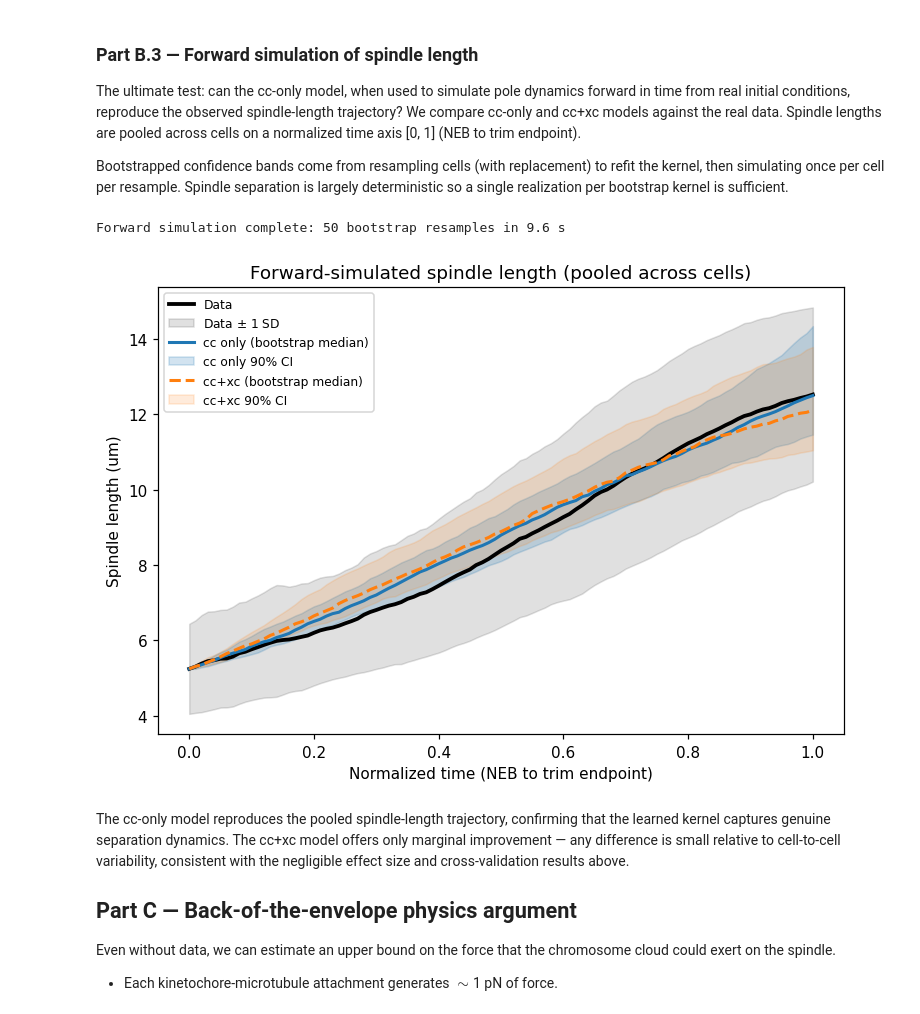
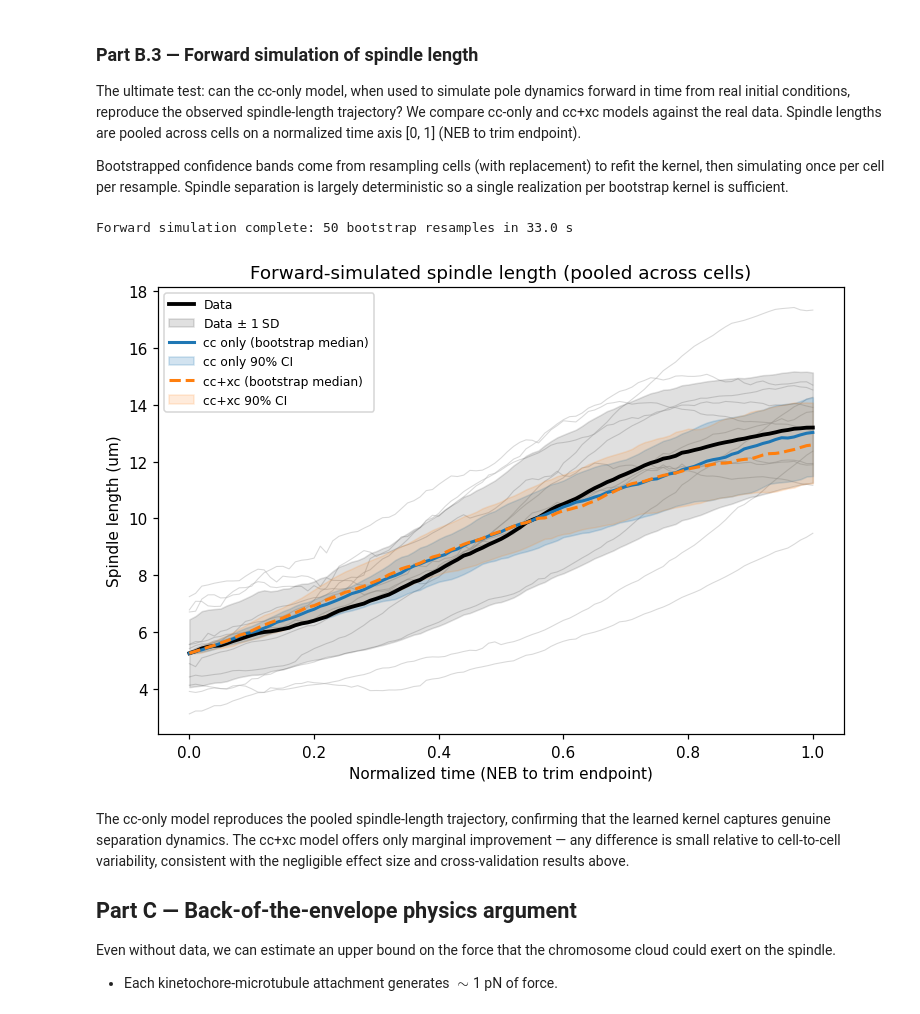
Before and after one commit to chris-miles/chrom-learning-2026, a Jupyter notebook: notebooks/ipynb/03_chromosomes_follow_centrosomes.ipynb, the cells around one changed output. Saved outputs shown, nothing was run; the diff lists cells and outputs as text; code cells hidden in the pictures.

```diff
--- a/notebooks/ipynb/03_chromosomes_follow_centrosomes.ipynb
+++ b/notebooks/ipynb/03_chromosomes_follow_centrosomes.ipynb
@@ -217,34 +266,34 @@ Centrosome design matrix: 6000 rows, 12 columns
 2. **cc-only model**: centrosome-centrosome interaction alone
 3. **xc-only model**: chromosome-on-centrosome interaction alone
 # %%
-from numpy.linalg import lstsq
-
-lambda_ridge = 1e-3
 n_cc = n_basis_cc
 n_xc = n_basis_xc
 I_full = np.eye(n_cc + n_xc)
 
 
-def ridge_fit(G, V, lam=lambda_ridge):
+def ridge_fit(G, V, R=None, lam=LAMBDA_RIDGE, lam_rough=LAMBDA_ROUGH):
     n = G.shape[1]
-    theta = np.linalg.solve(G.T @ G + lam * np.eye(n), G.T @ V)
+    penalty = lam * np.eye(n)
+    if R is not None:
+        penalty = penalty + lam_rough * R
+    theta = np.linalg.solve(G.T @ G + penalty, G.T @ V)
     residuals = V - G @ theta
     return theta, residuals
 
 
 # Full model
-theta_full, res_full = ridge_fit(G_cent, V_cent)
+theta_full, res_full = ridge_fit(G_cent, V_cent, R=R_full)
 ss_res_full = np.sum(res_full**2)
 ss_tot = np.sum((V_cent - V_cent.mean()) ** 2)
 
 # cc-only model
 G_cc_only = G_cent[:, :n_cc]
-theta_cc, res_cc = ridge_fit(G_cc_only, V_cent)
+theta_cc, res_cc = ridge_fit(G_cc_only, V_cent, R=R_cc)
 ss_res_cc = np.sum(res_cc**2)
 
 # xc-only model
 G_xc_only = G_cent[:, n_cc:]
-theta_xc, res_xc = ridge_fit(G_xc_only, V_cent)
+theta_xc, res_xc = ridge_fit(G_xc_only, V_cent, R=R_xc)
 ss_res_xc = np.sum(res_xc**2)
 
 r2_full = 1 - ss_res_full / ss_tot
@@ -304,14 +353,6 @@ Cohen's f^2 >= 0.02 (non-negligible)
 To understand where the kernels are well-constrained, we first check
 the empirical distribution of pole-pole distances in the data.
 # %%
-all_pp_dists = []
-for cell in cells:
-    dists = np.linalg.norm(
-        cell.centrioles[:, :, 1] - cell.centrioles[:, :, 0], axis=1
-    )
-    all_pp_dists.extend(dists)
-all_pp_dists = np.array(all_pp_dists)
-
 fig, ax = plt.subplots(figsize=(6, 3.5))
 ax.hist(all_pp_dists, bins=50, edgecolor="k", alpha=0.7)
 ax.axvline(basis_cc.r_min, color="r", linestyle="--", label=f"basis range [{basis_cc.r_min}, {basis_cc.r_max}]")
@@ -332,7 +373,10 @@ Pole-pole distances: median=8.3, range=[3.1, 16.3] um
 # %%
 fig, axes = plt.subplots(1, 3, figsize=(16, 4.5))
 
-r_cc_plot = np.linspace(basis_cc.r_min, basis_cc.r_max, 200)
+# Interpret the fitted kernel only over the observed support.  Outside the
+# data range the basis is clamped at the boundary, so plotting farther right
+# would create an artificial tail that is not constrained by measurements.
+r_cc_plot = np.linspace(all_pp_dists.min(), all_pp_dists.max(), 200)
 
 # f_cc from cc-only model
 f_cc_only_vals = basis_cc.evaluate(r_cc_plot) @ theta_cc[:n_cc]
@@ -345,17 +389,17 @@ axes[0].plot(r_cc_plot, f_cc_full_vals, linewidth=2, color="C1", linestyle="--",
 
 axes[0].axhline(0, color="0.5", linestyle="--", linewidth=0.8)
 axes[0].set_xlabel("Pole-pole distance (um)")
-axes[0].set_ylabel("Force (positive = attractive)")
-axes[0].set_title("Effective pole-separation $f_{cc}(r)$")
+axes[0].set_ylabel("Effective drift coefficient (negative = separation)")
+axes[0].set_title("Effective pole-separation $f_{cc}(r)$ over observed support")
 axes[0].legend(fontsize=8)
 
 # f_xc from full model
-r_xc_plot = np.linspace(basis_xc.r_min, basis_xc.r_max, 200)
+r_xc_plot = np.linspace(all_xp_dists.min(), all_xp_dists.max(), 200)
 f_xc_vals = basis_xc.evaluate(r_xc_plot) @ theta_full[n_cc:]
 axes[1].plot(r_xc_plot, f_xc_vals, linewidth=2, color="C1")
 axes[1].axhline(0, color="0.5", linestyle="--", linewidth=0.8)
 axes[1].set_xlabel("Chromosome-to-pole distance (um)")
-axes[1].set_ylabel("Force (positive = attractive)")
+axes[1].set_ylabel("Effective drift coefficient")
 axes[1].set_title("Chromosome-on-centrosome $f_{xc}(r)$")
 
 # Panel 3: prediction error comparison
@@ -655,8 +699,8 @@ for b in range(N_BOOT):
     G_boot = np.vstack([cell_matrices[j][0] for j in boot_idx])
     V_boot = np.concatenate([cell_matrices[j][1] for j in boot_idx])
 
-    theta_boot_cc, _ = ridge_fit(G_boot[:, :n_cc], V_boot)
-    theta_boot_full, _ = ridge_fit(G_boot, V_boot)
+    theta_boot_cc, _ = ridge_fit(G_boot[:, :n_cc], V_boot, R=R_cc)
+    theta_boot_full, _ = ridge_fit(G_boot, V_boot, R=R_full)
 
     # Build fast callables for this bootstrap replicate
     f_cc_only = _make_force_callable(basis_cc, theta_boot_cc)
@@ -682,7 +726,7 @@ for b in range(N_BOOT):
 _elapsed = _time.perf_counter() - _t0
 print(f"Forward simulation complete: {N_BOOT} bootstrap resamples in {_elapsed:.1f} s")
 # %% [output]
-Forward simulation complete: 50 bootstrap resamples in 9.6 s
+Forward simulation complete: 50 bootstrap resamples in 33.0 s
 # %%
 # Pool across cells: for each bootstrap, compute cell-mean at each norm time
 # Shape: (N_BOOT, N_TNORM)
@@ -690,36 +734,40 @@ sim_cc_pooled = sim_cc_interp.mean(axis=1)
 sim_full_pooled = sim_full_interp.mean(axis=1)
 
 fig, ax = plt.subplots(figsize=(7, 5))
+
+# Individual cell traces (faint, behind everything)
+for ci in range(real_interp.shape[0]):
+    ax.plot(t_norm, real_interp[ci], color="0.70", linewidth=0.7, alpha=0.5, zorder=1)
 
 # Real data: mean +/- std across cells
 real_mean = real_interp.mean(axis=0)
 real_std = real_interp.std(axis=0)
 ax.plot(t_norm, real_mean, "k-", linewidth=2.5, label="Data")
 ax.fill_between(t_norm, real_mean - real_std, real_mean + real_std,
                 color="k", alpha=0.12, label="Data $\\pm$ 1 SD")
 
 # cc-only: median + 90% CI across bootstrap
 med_cc = np.median(sim_cc_pooled, axis=0)
 lo_cc = np.percentile(sim_cc_pooled, 5, axis=0)
 hi_cc = np.percentile(sim_cc_pooled, 95, axis=0)
 ax.plot(t_norm, med_cc, "C0-", linewidth=2, label="cc only (bootstrap median)")
 ax.fill_between(t_norm, lo_cc, hi_cc, color="C0", alpha=0.2, label="cc only 90% CI")
 
 # cc+xc: median + 90% CI across bootstrap
 med_full = np.median(sim_full_pooled, axis=0)
 lo_full = np.percentile(sim_full_pooled, 5, axis=0)
 hi_full = np.percentile(sim_full_pooled, 95, axis=0)
 ax.plot(t_norm, med_full, "C1--", linewidth=2, label="cc+xc (bootstrap median)")
 ax.fill_between(t_norm, lo_full, hi_full, color="C1", alpha=0.15, label="cc+xc 90% CI")
 
 ax.set_xlabel("Normalized time (NEB to trim endpoint)")
 ax.set_ylabel("Spindle length (um)")
 ax.set_title("Forward-simulated spindle length (pooled across cells)")
 ax.legend(fontsize=8)
 fig.tight_layout()
 plt.show()
 # %% [output]
-[figure, old version]
+[figure, new version]
 # %% [markdown]
 The cc-only model reproduces the pooled spindle-length trajectory,
 confirming that the learned kernel captures genuine separation dynamics.
```
Also changed, not shown: parts of 15 cells of this notebook, 17 other files.
